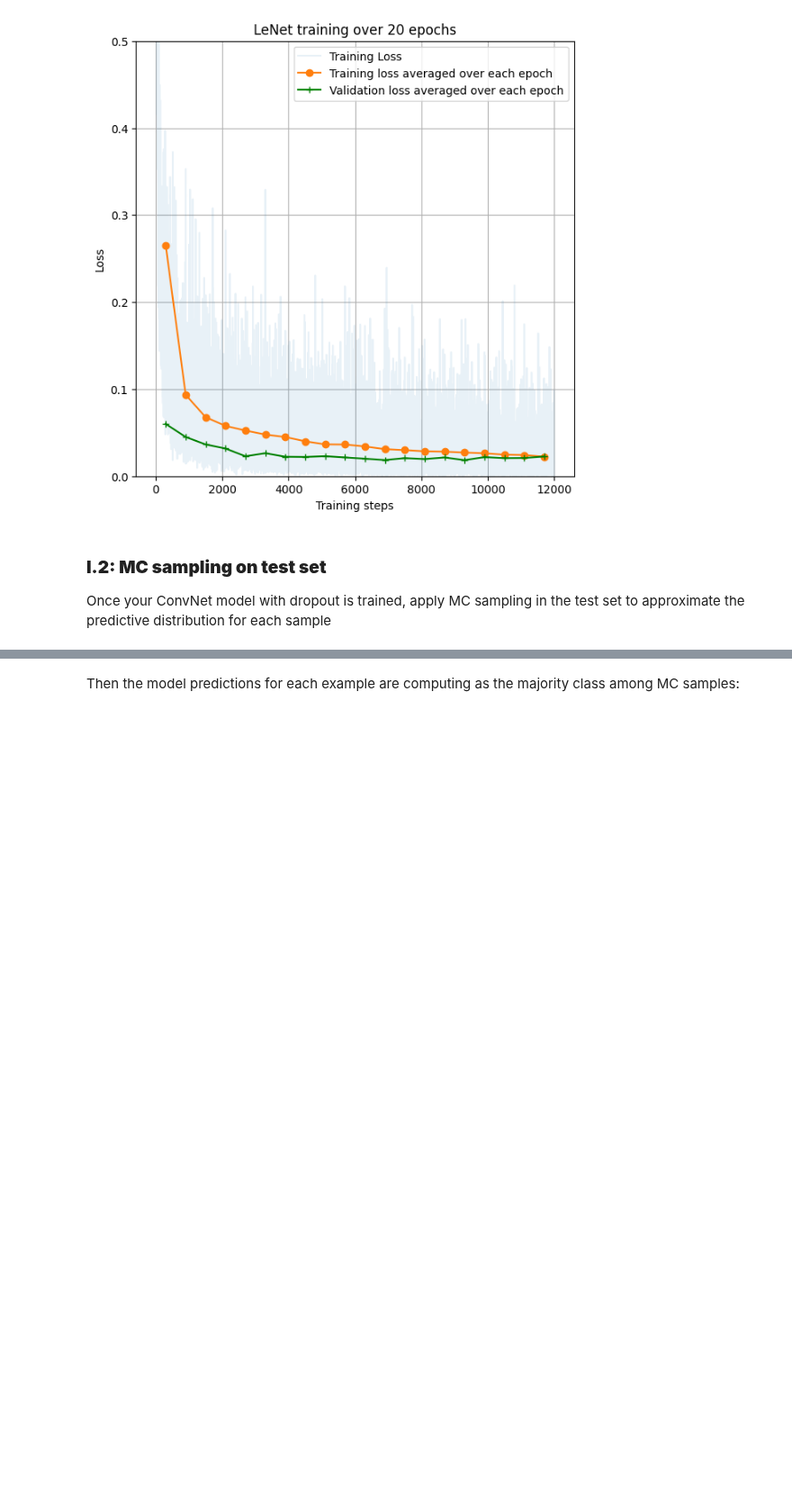
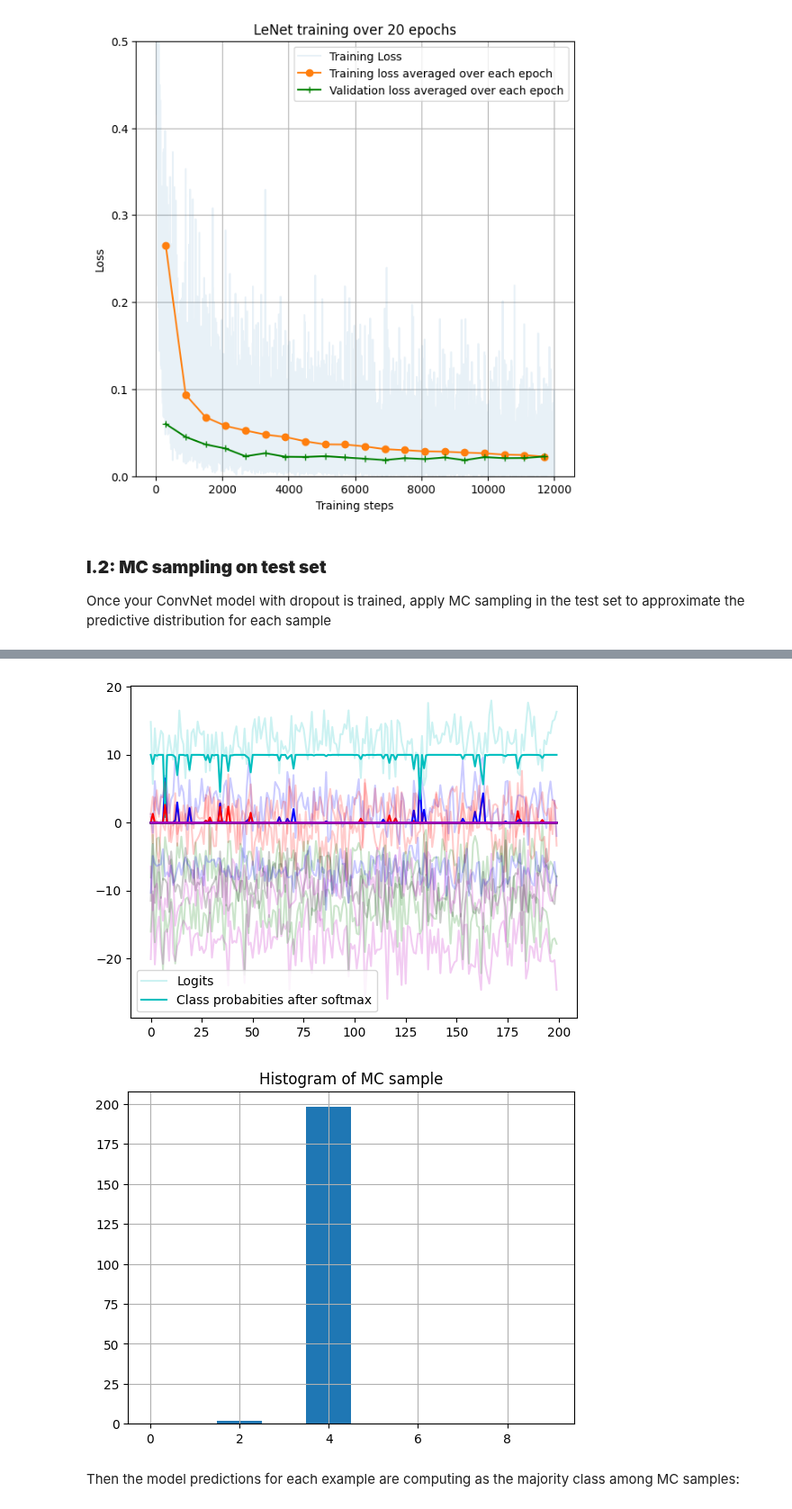
Before and after one commit to balthazarneveu/MVA23_DEEP_LEARNING_THEORY_FOUNDATIONS, a Jupyter notebook: TP3_uncertainty_applications.ipynb, the cells around one changed output, grey strips where cells are left out. Shown at 90% size. Drawn from its saved outputs; the diff is of its cells as text; code cells hidden in the pictures; blank space fills up the shorter version.

Commit message:
MC sampling

```diff
--- a/TP3_uncertainty_applications.ipynb
+++ b/TP3_uncertainty_applications.ipynb
@@ -173,13 +197,21 @@ Once your ConvNet model with dropout is trained, apply MC sampling in the test s
 # %%
 # parse the dataset in a batch manner, run the network
 # with dropout sampling activated to get multiple predictions for each image
-def MC_sampling(X, y , net, tbatch=100, samples=200):
+def MC_sampling(X: torch.Tensor, y: torch.Tensor , net: LeNet, tbatch: int=100, mc_samples:int =200, n_classes=10):
     net.eval()
-    net.training=True # Allow dropout to happen
-    outputs = torch.zeros(samples, X.shape[0], 10)
-    for idx in range(X.shape[0]):
-        x_in = X[i, ...].repeat(tbatch)
-        outputs[idx] = net(x_in)
-    return outputs
+    net.dropout1.train()  # Allow dropout to happen
+    net.dropout2.train()  # Allow dropout to happen
+
+    outputs = torch.zeros(mc_samples, X.shape[0], n_classes, device=device) # 10 classes -> 10 logits
+    # Loop over nbbatchs
+    nbbatchs = int(X.shape[0]/tbatch)
+    for i in tqdm(range(nbbatchs), desc="MC dropout sampling"):
+        # Prepare a batch of tbatch samples.
+        X_batch = X[i*tbatch:(i+1)*tbatch,:,:]
+        for mc_iter in range(mc_samples):
+            logits = net(X_batch).detach() # detach matters!
+            # memory increases if we do not detach here
+            outputs[mc_iter, i*tbatch:(i+1)*tbatch, :] = logits
+    return outputs # [mc_samples (=200) , number of samples (=10 000) , n_c(=10)]
 # %%
-MC_samples = MC_sampling(X_test, y_test,net)
+MC_samples = MC_sampling(X_test, y_test, net, tbatch=4096).cpu()
@@ -206,3 +243,21 @@ hists = [np.histogram(am[:,i], range=(0,10)) for i in range(nbtest)]
+# %%
+sample_idx = 33
+color = "rgbmcky"
+for cl in range(10):
+    col = color[cl%(len(color)-1)]
+    plt.plot(MC_samples[:,sample_idx, cl], alpha=0.2, color=col, label="Logits" if cl==y_test[idx] else None)
+    plt.plot(10*MC_samples_SM[:,sample_idx, cl], "-", color=col, label="Class probabities after softmax" if cl==y_test[idx] else None)
+plt.title("True class")
+plt.legend()
+plt.show()
+plt.bar(hists[sample_idx][1][:-1], hists[sample_idx][0], width=1)
+plt.xlim(-0.5, 9.5)
+plt.title("Histogram of MC sample")
+plt.grid()
+plt.show()
+# %% [output]
+[figure, added]
+[figure, added]
 # %% [markdown]
 Then the model predictions for each example are computing as the majority class among MC samples:
 # %%
```
Also changed, not shown: parts of 7 cells of this notebook.
